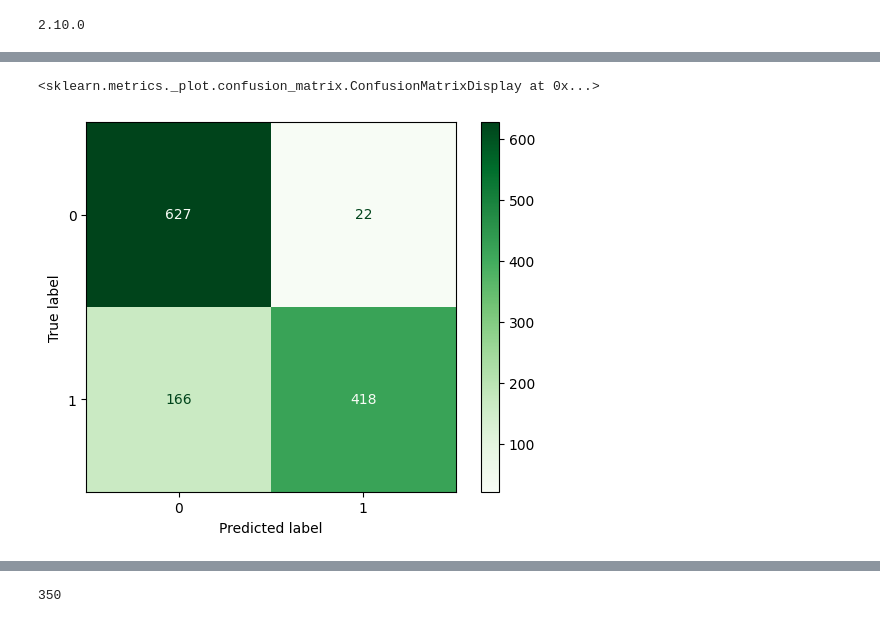
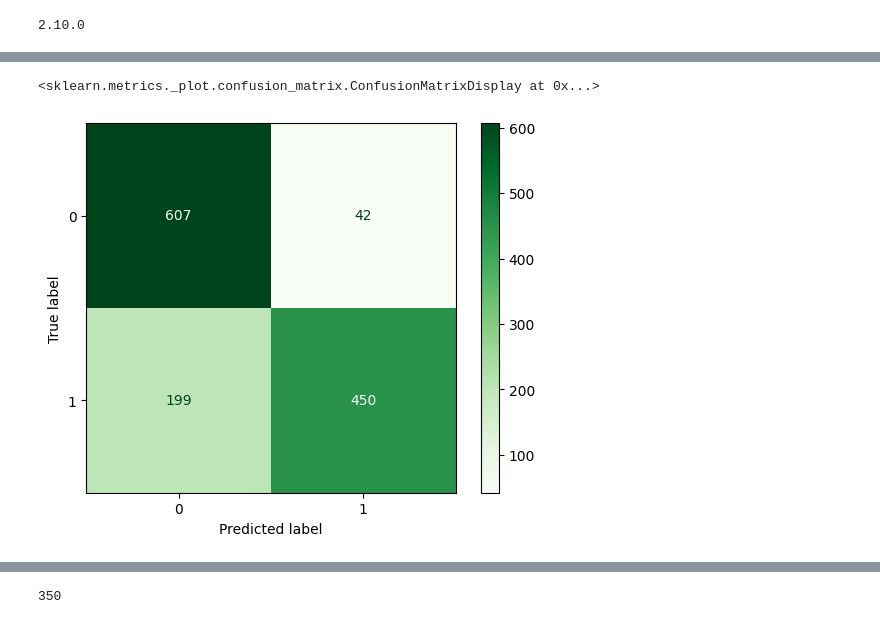
Before and after one commit to bhaba-ranjan/ada-boosting, a Jupyter notebook: boosting-ann.ipynb, the cells around one changed output, grey strips where cells are left out. Drawn from its saved outputs; the diff is of its cells as text; code cells hidden in the pictures.

```diff
--- a/boosting-ann.ipynb
+++ b/boosting-ann.ipynb
@@ -34,7 +34,7 @@ from sklearn.model_selection import train_test_split
 active_df = table.loc[table.binding == 1]
 not_active_df = table.loc[table.binding == 0]
 # Mainly spliting the data here for testing, that is the reason train size is set to .20
-active_train, active_test, active_binding_train, active_binding_test = train_test_split(active_df.sequence, active_df.binding, shuffle=True, train_size= .80)
+active_train, active_test, active_binding_train, active_binding_test = train_test_split(active_df.sequence, active_df.binding, shuffle=True, train_size= .82)
 not_active_train, not_active_test, not_active_binding_train, not_active_binding_test = train_test_split(not_active_df.sequence, not_active_df.binding, shuffle=True, train_size=.90)
 # %%
 def createDf(data):
@@ -75,5 +72,8 @@ Name: binding, dtype: int64
 Name: binding, dtype: int64
 # %%
+sampler = RandomOverSampler(sampling_strategy=.15)
+x_sampled, y_sampled = sampler.fit_resample(np.array(train_df.sequence).reshape(-1, 1), train_df.binding)
+
 final_train_set = pd.DataFrame(x_sampled, columns  =["sequence"])
 final_train_set['binding'] = y_sampled
 print(final_train_set.binding.value_counts())
@@ -109,3 +97,10 @@ array(['10000', '10001', '10008', ..., '99962', '99972', '9998'],
 # %%
 vectorizer_best, training_split = return_binary_vectorized_form(final_train_set.sequence,features)
 test_split = vectorizer_best.transform(final_test_set.sequence).toarray()
+# %%
+smote = SMOTE(random_state=42)
+x, y = smote.fit_resample(training_split, train_result)
+training_split = x
+train_result = y
+print(training_split.shape)
+print(test_split.shape)
@@ -490,5 +531,5 @@ plt.plot(f1_test)
 # %%
-data = some_pred(training_split, 2)
+data = some_pred(training_split, 7)
 ans = majority(data)
 ConfusionMatrixDisplay.from_predictions(train_result,ans,cmap='Greens')
 # %% [output]
@@ -499,5 +550,5 @@ ConfusionMatrixDisplay.from_predictions(train_result,ans,cmap='Greens')
 <sklearn.metrics._plot.confusion_matrix.ConfusionMatrixDisplay at 0x...>
-[figure, old version]
+[figure, new version]
 # %%
 table_test = pd.read_table('./1663769555_8653905_test.txt', names=['sequence'])
 unlabeled_test = vectorizer_best.transform(table_test.sequence).toarray()
```
Also changed, not shown: parts of 18 cells of this notebook.
